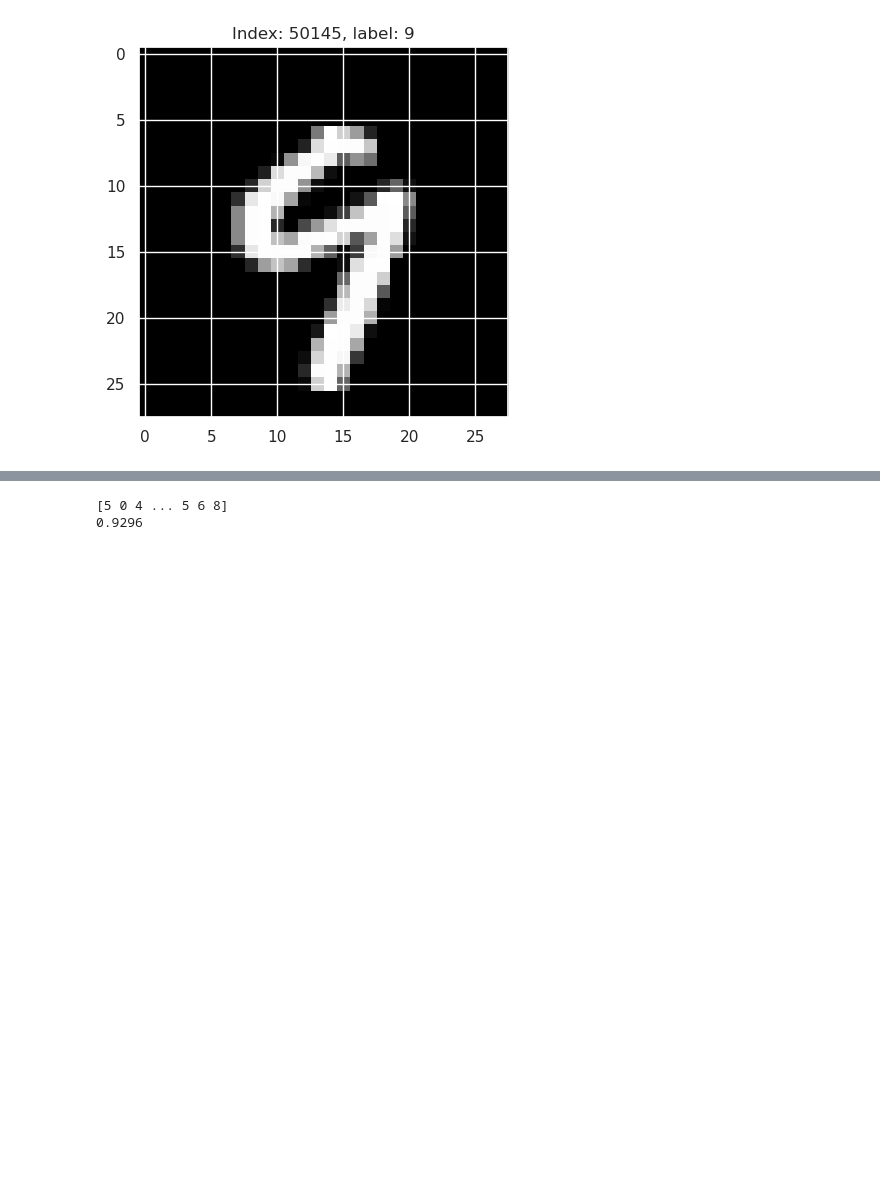
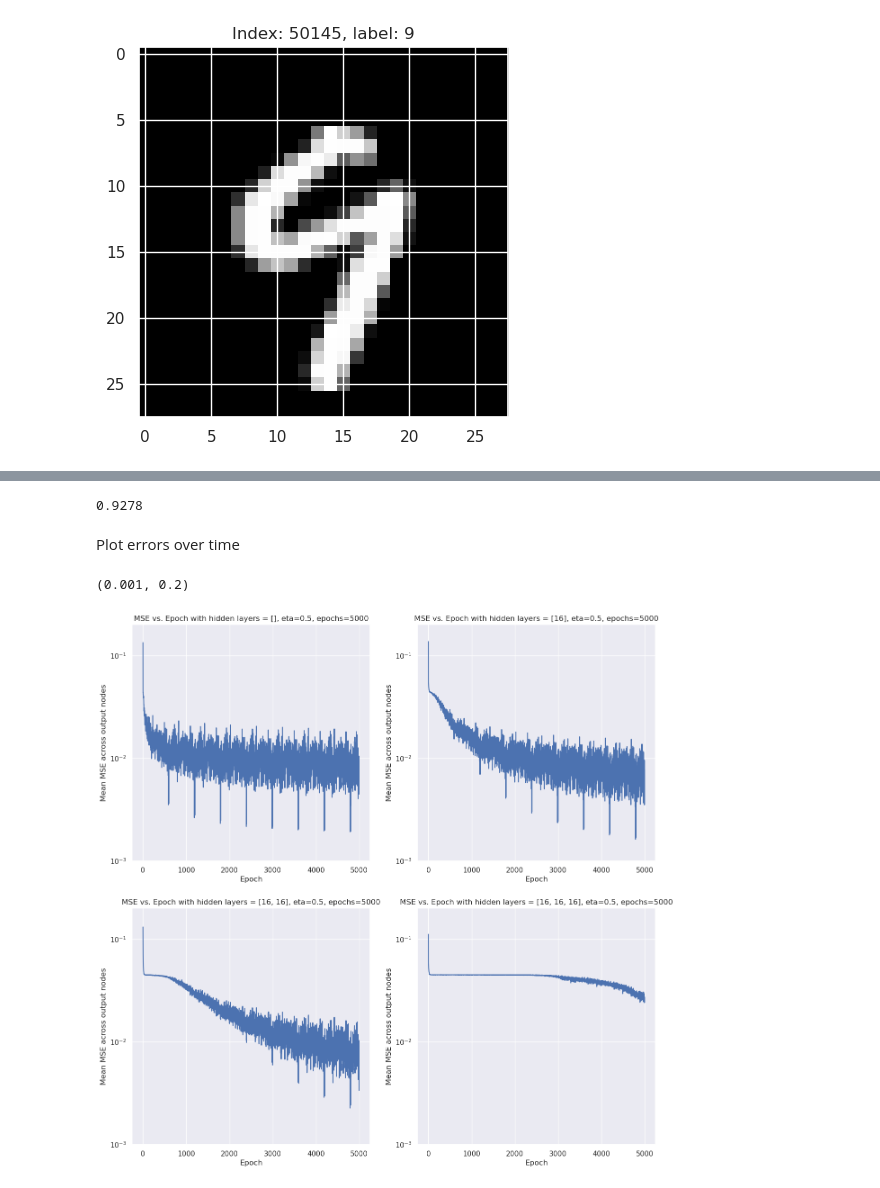
Before and after one commit to patrick7adams/DataScienceAndMachineLearning, a Jupyter notebook: Supervised Learning/Multilayer Perceptron/MultilayerPerceptron.ipynb, the cells around one changed output, grey strips where cells are left out. Drawn from its saved outputs; the diff is of its cells as text; code cells hidden in the pictures; blank space fills up the shorter version.

Commit message:
Added more to multilayer perceptron

```diff
--- a/Supervised Learning/Multilayer Perceptron/MultilayerPerceptron.ipynb
+++ b/Supervised Learning/Multilayer Perceptron/MultilayerPerceptron.ipynb
@@ -101,6 +102,7 @@ class MultilayerPerceptron():
         current_loc = 0
 
         i = 0
+        errors = np.empty((epochs, possible_outputs))
         while i < epochs:
             X_batch = X[current_loc:current_loc+self.batch_size, :, :].reshape(self.batch_size, -1) # batch size by rows*cols matrix
             y_batch = y[current_loc:current_loc+self.batch_size, :] # batch size by possible_outputs matrix
@@ -123,19 +125,10 @@ class MultilayerPerceptron():
                 error_vals[j] = error_val
             for j in range(self.n-1, 0, -1):
                 self.weights[j-1] = self.weights[j-1] - eta*np.dot(error_vals[j].T, (activations[j-1])).T
-
-                # print(np.shape(self.bias[j-1]))
-                # print(np.shape(eta*np.sum(error_vals[j].T, axis=1, keepdims=True)))
                 self.bias[j-1] = self.bias[j-1] - eta*np.sum(error_vals[j].T, axis=1, keepdims=True)
-                # print(np.shape(self.bias[j-1]))
-            # print(self.cost(y_batch, activations[n-1]))
+            errors[i, :] = self.cost(y_batch, activations[-1])
             i += 1
-            if i % 100 == 0:
-                print(self.cost(y_batch, activations[-1]))
-                print(activations[-1][0])
-                print(y_batch[0])
-                print("-----")
-        # how to store weights? should probably just store neuron objects
+        return errors
 
     def cost(self, y, y_hats):
         return 1/(2*self.batch_size) * np.sum((y-y_hats)**2, axis=0)
@@ -178,11 +153,60 @@ for i in range(len(test_labels)):
     y_test[i, label] = 1.0
 # for i in range(nn.n):
 #     print(np.shape(nn.bias[i]))
-y_hat_test = nn.feed_forward(X_test.reshape(10000, -1))
-y_argmax = np.argmax(y, axis=1)
-print(y_argmax)
-results = sum(1 if y_data == y_hat_data else 0 for (y_data, y_hat_data) in zip(np.argmax(y_test, axis=1), np.argmax(y_hat_test, axis=1)))
-print(results / 10000.0)
 # %% [output]
-[5 0 4 ... 5 6 8]
-0.9296
+0.9278
+# %% [markdown]
+Plot errors over time
+# %%
+fig, axs = plt.subplots(2, 2, figsize=(15, 15))
+# find average error at different layer counts
+hidden_layers_1 = []
+eta_1 = 0.5
+epochs_1 = 5000
+nn_1 = MultilayerPerceptron(hidden_layers_1, sigmoid, derivative_sigmoid)
+errors_1 = nn_1.train(X, y, 10, eta = eta_1, epochs=epochs_1)
+mean_errors_1 = np.mean(errors_1, axis=1)
+axs[0, 0].set_xlabel("Epoch")
+axs[0, 0].set_ylabel("Mean MSE across output nodes")
+axs[0, 0].set_title(f"MSE vs. Epoch with hidden layers = {hidden_layers_1}, eta={eta_1}, epochs={epochs_1}")
+axs[0, 0].semilogy(mean_errors_1)
+axs[0, 0].set_ylim([1e-3, 2e-1])
+
+hidden_layers_2 = [16]
+eta_2 = 0.5
+epochs_2 = 5000
+nn_2 = MultilayerPerceptron(hidden_layers_2, sigmoid, derivative_sigmoid)
+errors_2 = nn_2.train(X, y, 10, eta = eta_2, epochs=epochs_2)
+mean_errors_2 = np.mean(errors_2, axis=1)
+axs[0, 1].set_xlabel("Epoch")
+axs[0, 1].set_ylabel("Mean MSE across output nodes")
+axs[0, 1].set_title(f"MSE vs. Epoch with hidden layers = {hidden_layers_2}, eta={eta_2}, epochs={epochs_2}")
+axs[0, 1].semilogy(mean_errors_2)
+axs[0, 1].set_ylim([1e-3, 2e-1])
+
+hidden_layers_3 = [16, 16]
+eta_3 = 0.5
+epochs_3 = 5000
+nn_3 = MultilayerPerceptron(hidden_layers_3, sigmoid, derivative_sigmoid)
+errors_3 = nn_3.train(X, y, 10, eta = eta_3, epochs=epochs_3)
+mean_errors_3 = np.mean(errors_3, axis=1)
+axs[1, 0].set_xlabel("Epoch")
+axs[1, 0].set_ylabel("Mean MSE across output nodes")
+axs[1, 0].set_title(f"MSE vs. Epoch with hidden layers = {hidden_layers_3}, eta={eta_3}, epochs={epochs_3}")
+axs[1, 0].semilogy(mean_errors_3)
+axs[1, 0].set_ylim([1e-3, 2e-1])
+
+hidden_layers_4 = [16, 16, 16]
+eta_4 = 0.5
+epochs_4 = 5000
+nn_4 = MultilayerPerceptron(hidden_layers_4, sigmoid, derivative_sigmoid)
+errors_4 = nn_4.train(X, y, 10, eta = eta_4, epochs=epochs_4)
+mean_errors_4 = np.mean(errors_4, axis=1)
+axs[1, 1].set_xlabel("Epoch")
+axs[1, 1].set_ylabel("Mean MSE across output nodes")
+axs[1, 1].set_title(f"MSE vs. Epoch with hidden layers = {hidden_layers_4}, eta={eta_4}, epochs={epochs_4}")
+axs[1, 1].semilogy(mean_errors_4)
+axs[1, 1].set_ylim([1e-3, 2e-1])
+# %% [output]
+(0.001, 0.2)
+[figure, added]
```
Also changed, not shown: parts of 12 cells of this notebook.
